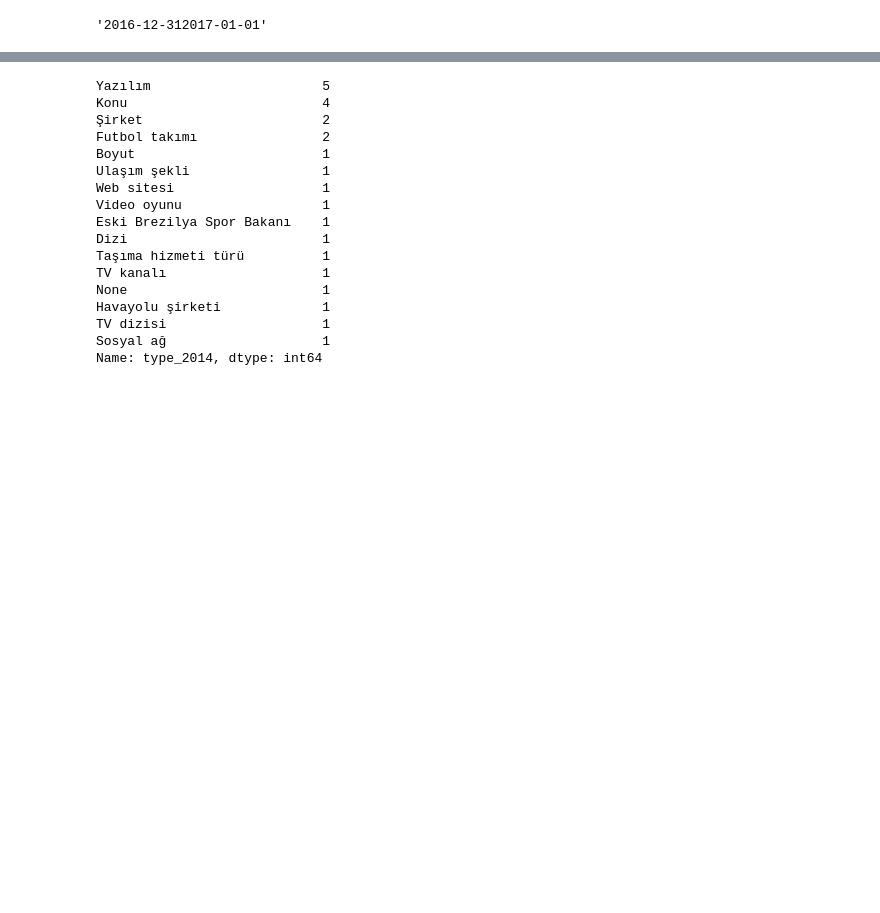
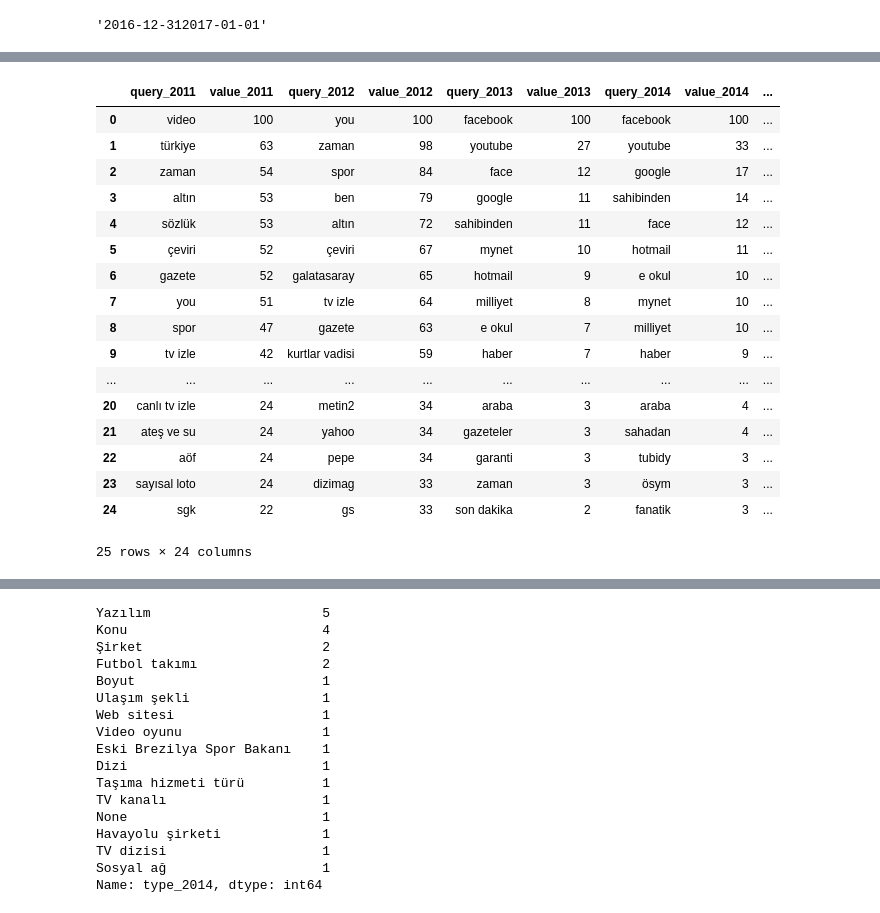
Before and after one commit to muhsinayaz/my-projects, a Jupyter notebook: 01-Data-Analysis-&-Visualization-wPy/03-DAwPy-Google-Search/Google-Search-AnalysiswP.ipynb, the cells around one changed output, grey strips where cells are left out. Saved outputs shown, nothing was run; the diff lists cells and outputs as text; code cells hidden in the pictures; blank space fills up the shorter version.

```diff
--- a/01-Data-Analysis-&-Visualization-wPy/03-DAwPy-Google-Search/Google-Search-AnalysiswP.ipynb
+++ b/01-Data-Analysis-&-Visualization-wPy/03-DAwPy-Google-Search/Google-Search-AnalysiswP.ipynb
@@ -429,0 +293,21 @@ df_rise_q.filter(regex="query")
+# %%
+queries_top
+# %% [output]
+|  | query_2011 | value_2011 | query_2012 | value_2012 | query_2013 | value_2013 | query_2014 | value_2014 | ... |
+| 0 | video | 100 | you | 100 | facebook | 100 | facebook | 100 | ... |
+| 1 | türkiye | 63 | zaman | 98 | youtube | 27 | youtube | 33 | ... |
+| 2 | zaman | 54 | spor | 84 | face | 12 | google | 17 | ... |
+| 3 | altın | 53 | ben | 79 | google | 11 | sahibinden | 14 | ... |
+| 4 | sözlük | 53 | altın | 72 | sahibinden | 11 | face | 12 | ... |
+| 5 | çeviri | 52 | çeviri | 67 | mynet | 10 | hotmail | 11 | ... |
+| 6 | gazete | 52 | galatasaray | 65 | hotmail | 9 | e okul | 10 | ... |
+| 7 | you | 51 | tv izle | 64 | milliyet | 8 | mynet | 10 | ... |
+| 8 | spor | 47 | gazete | 63 | e okul | 7 | milliyet | 10 | ... |
+| 9 | tv izle | 42 | kurtlar vadisi | 59 | haber | 7 | haber | 9 | ... |
+| ... | ... | ... | ... | ... | ... | ... | ... | ... | ... |
+| 20 | canlı tv izle | 24 | metin2 | 34 | araba | 3 | araba | 4 | ... |
+| 21 | ateş ve su | 24 | yahoo | 34 | gazeteler | 3 | sahadan | 4 | ... |
+| 22 | aöf | 24 | pepe | 34 | garanti | 3 | tubidy | 3 | ... |
+| 23 | sayısal loto | 24 | dizimag | 33 | zaman | 3 | ösym | 3 | ... |
+| 24 | sgk | 22 | gs | 33 | son dakika | 2 | fanatik | 3 | ... |
+25 rows × 24 columns
```
Also changed, not shown: parts of 63 cells of this notebook, 6 other files.
